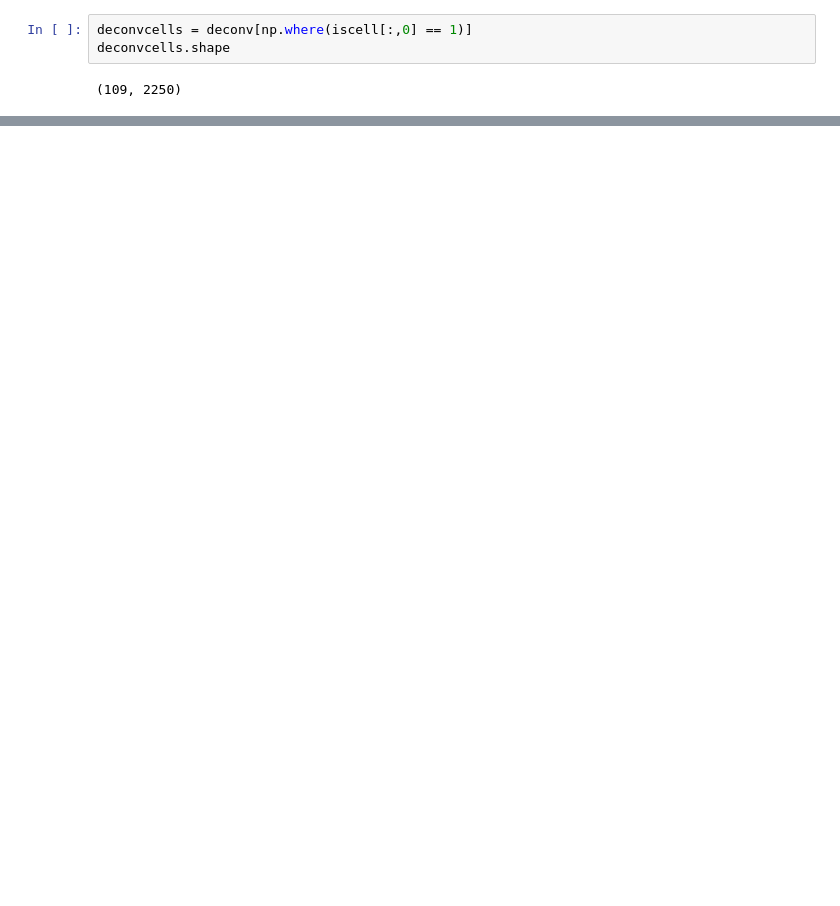
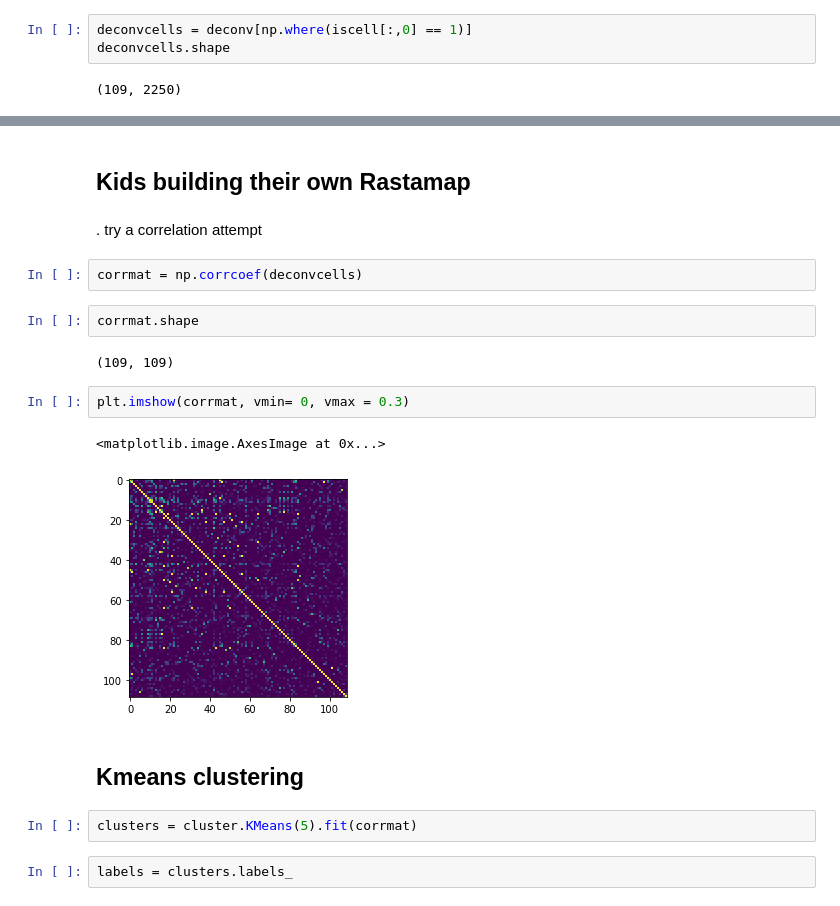
Before and after one commit to TheUwe/RastaPeas, a Jupyter notebook: notebooks/scratch/RastaPeas.ipynb, the cells around one changed output, grey strips where cells are left out. Cells and saved outputs as stored; diff of their text form; blank space fills up the shorter version.

```diff
--- a/notebooks/scratch/RastaPeas.ipynb
+++ b/notebooks/scratch/RastaPeas.ipynb
@@ -66,0 +151,21 @@ deconvcells.shape
+# %% [markdown]
+ ## Kids building their own Rastamap
+# %% [markdown]
+. try a correlation attempt
+# %%
+corrmat = np.corrcoef(deconvcells)
+# %%
+corrmat.shape
+# %% [output]
+(109, 109)
+# %%
+plt.imshow(corrmat, vmin= 0, vmax = 0.3)
+# %% [output]
+<matplotlib.image.AxesImage at 0x...>
+[figure, added]
+# %% [markdown]
+## Kmeans clustering
+# %%
+clusters = cluster.KMeans(5).fit(corrmat)
+# %%
+labels = clusters.labels_
```
Also changed, not shown: parts of 17 cells of this notebook, 2 other files.
